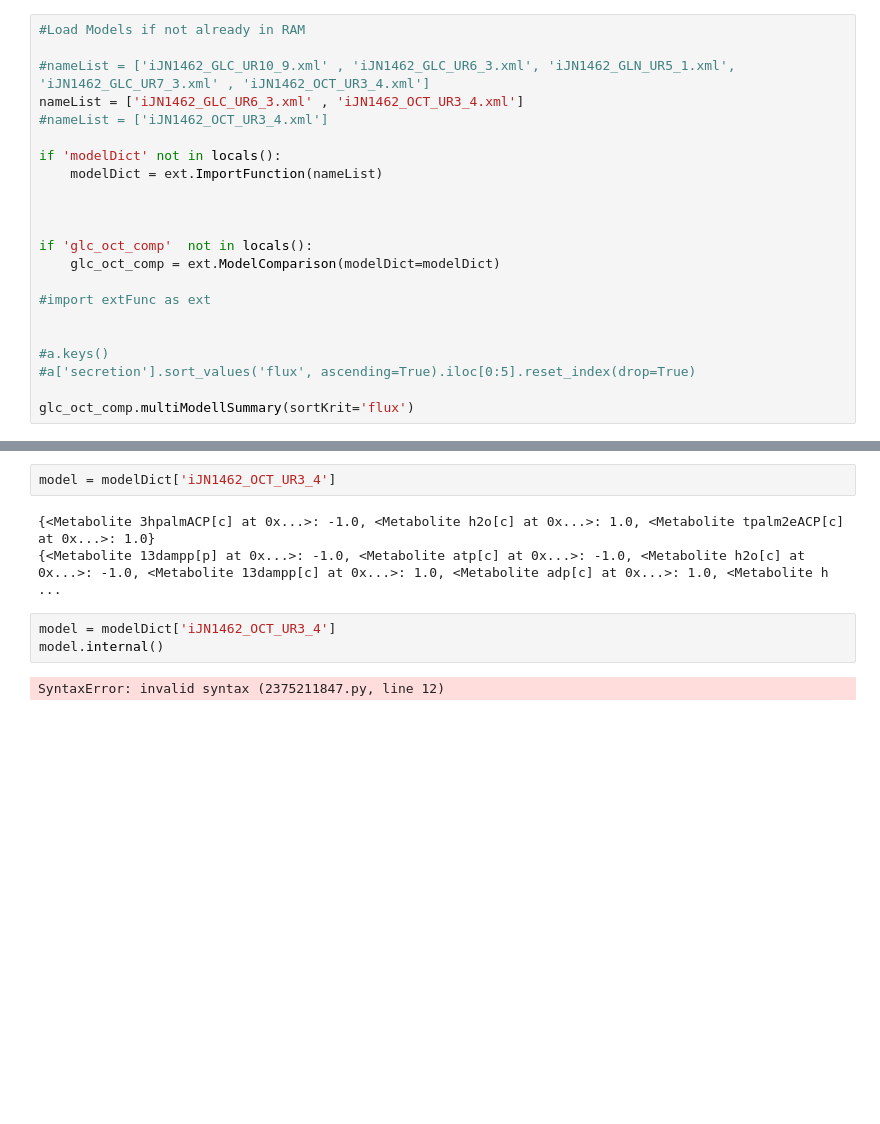
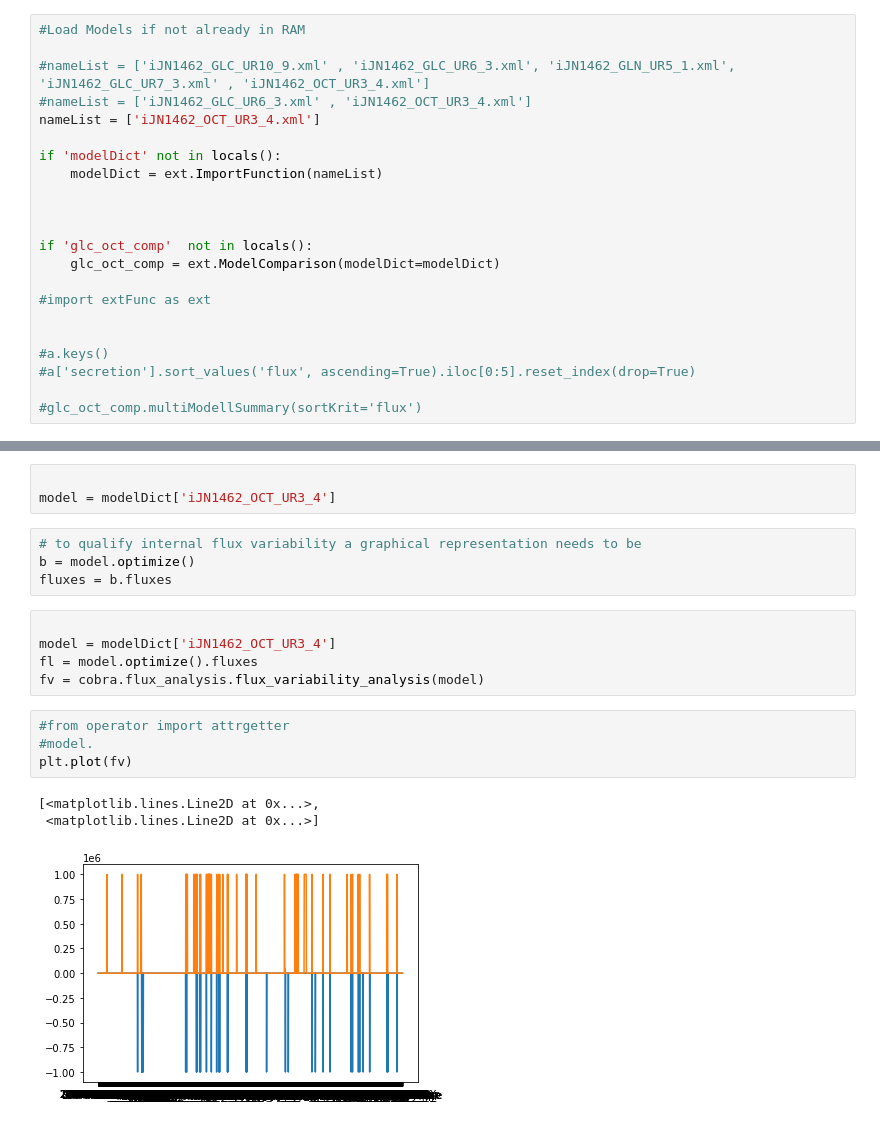
Before and after one commit to lizat-i/PseudomonasPutidaCobraPy, a Jupyter notebook: internalfluxtracking.ipynb, the cells around one changed output, grey strips where cells are left out. Drawn from its saved outputs; the diff is of its cells as text; blank space fills up the shorter version.

Commit message:
analysing the flux distribution with respect to the cut off length of the

```diff
--- a/internalfluxtracking.ipynb
+++ b/internalfluxtracking.ipynb
@@ -11,8 +12,8 @@ import random
 #Load Models if not already in RAM
 
 #nameList = ['iJN1462_GLC_UR10_9.xml' , 'iJN1462_GLC_UR6_3.xml', 'iJN1462_GLN_UR5_1.xml', 'iJN1462_GLC_UR7_3.xml' , 'iJN1462_OCT_UR3_4.xml']
-nameList = ['iJN1462_GLC_UR6_3.xml' , 'iJN1462_OCT_UR3_4.xml']
-#nameList = ['iJN1462_OCT_UR3_4.xml']
+#nameList = ['iJN1462_GLC_UR6_3.xml' , 'iJN1462_OCT_UR3_4.xml']
+nameList = ['iJN1462_OCT_UR3_4.xml']
 
 if 'modelDict' not in locals():
     modelDict = ext.ImportFunction(nameList)
@@ -28,7 +29,7 @@ if 'glc_oct_comp'  not in locals():
 #a.keys()
 #a['secretion'].sort_values('flux', ascending=True).iloc[0:5].reset_index(drop=True)
 
-glc_oct_comp.multiModellSummary(sortKrit='flux')
+#glc_oct_comp.multiModellSummary(sortKrit='flux')
 # %% [output]
 Scaling...
  A: min|aij| =  1.000e+00  max|aij| =  1.000e+00  ratio =  1.000e+00
@@ -48,10 +37,20 @@ Problem data seem to be well scaled
 # %%
+
 model = modelDict['iJN1462_OCT_UR3_4']
-# %% [output]
-{<Metabolite 3hpalmACP[c] at 0x...>: -1.0, <Metabolite h2o[c] at 0x...>: 1.0, <Metabolite tpalm2eACP[c] at 0x...>: 1.0}
-{<Metabolite 13dampp[p] at 0x...>: -1.0, <Metabolite atp[c] at 0x...>: -1.0, <Metabolite h2o[c] at 0x...>: -1.0, <Metabolite 13dampp[c] at 0x...>: 1.0, <Metabolite adp[c] at 0x...>: 1.0, <Metabolite h ...
-# %%
-model = modelDict['iJN1462_OCT_UR3_4']
-model.internal()
-# %% [output]
-SyntaxError: invalid syntax (2375211847.py, line 12)
+# %%
+# to qualify internal flux variability a graphical representation needs to be
+b = model.optimize()
+fluxes = b.fluxes
+# %%
+
+model = modelDict['iJN1462_OCT_UR3_4']
+fl = model.optimize().fluxes
+fv = cobra.flux_analysis.flux_variability_analysis(model)
+# %%
+#from operator import attrgetter
+#model.
+plt.plot(fv)
+# %% [output]
+[<matplotlib.lines.Line2D at 0x...>,
+ <matplotlib.lines.Line2D at 0x...>]
+[figure, added]
```
Also changed, not shown: parts of 4 cells of this notebook, 3 other files.
